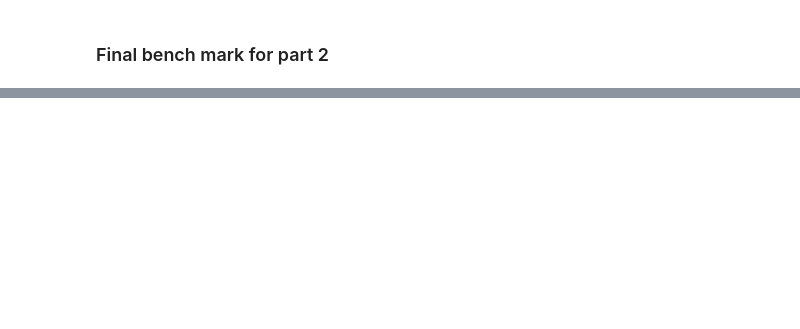
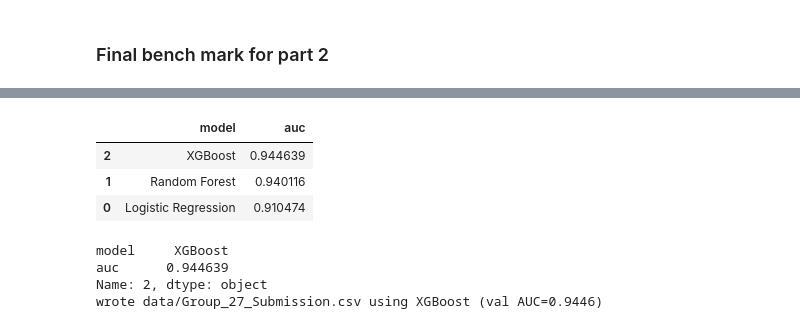
Before and after one commit to manemajef/ml-proj, a Jupyter notebook: notebook.ipynb, the cells around one changed output, grey strips where cells are left out. Saved outputs shown, nothing was run; the diff lists cells and outputs as text; code cells hidden in the pictures; blank space fills up the shorter version.

```diff
--- a/notebook.ipynb
+++ b/notebook.ipynb
@@ -1699,49 +1698,4 @@ capped_train = apply_capping(train_df, show_plots=True)
 # %%
-PREPROCESSING_STEPS = [
-    "split labeled data before fitting preprocessing statistics",
-    "drop Client_ID from model features but keep it separately for submission",
-    "add has_company_id before dropping raw Company_ID",
-    "add missingness flags for selected informative missing columns",
-    "fill numeric missing values with train-fitted medians",
-    "normalize categorical strings and convert common NA tokens to missing",
-    "strip .0 from Agent_ID and Company_ID and treat them as categories",
-    "drop Course_Start_Date",
-    "merge Origin_Country cn into chn",
-    "collapse rare Agent_ID and Origin_Country values into other",
-    "drop raw Company_ID and keep only has_company_id",
-    "replace requested/assigned lab configs with recived_requested_lab",
-    "drop noisy or redundant columns: Lanyard_Color, Returning_Client, Welcome_Gift_Type",
-    "cap suspicious outliers in Students_Count, Practical_Hours, and Daily_Tuition_Cost",
-    "one-hot encode categorical columns after preprocessing",
-]
-
-
-def apply_preprocessing(df: DF, train_reference: DF) -> DF:
-    """
-    Apply the notebook's selected preprocessing to a raw train/validation/test frame.
-
-    `train_reference` must be the raw training data used to fit medians and
-    category keep-lists. For validation, pass `train_data`; for final test
-    predictions, pass the full labeled training file.
-    """
-    train_completed = complete_missing_values(train_reference, train_reference)
-    df_completed = complete_missing_values(df, train_reference)
-
-    train_completed = train_completed.drop(
-        columns=["Course_Start_Date"], errors="ignore"
-    )
-    df_completed = df_completed.drop(columns=["Course_Start_Date"], errors="ignore")
-
-    df_processed = apply_ide_reduction(df_completed, train_completed)
-    df_processed = apply_feature_eng(df_processed)
-    df_processed = apply_capping(df_processed)
-
-    return df_processed
-
-
-aplly_preprocessing = apply_preprocessing
-
-
 def fit_predict_proba(
     train_processed: DF,
     predict_processed: DF,
@@ -1767,23 +1721,6 @@ def predict_test(
     train_raw: DF = data,
     output_path: str = "data/Group_XX_Submission.csv",
 ) -> pd.DataFrame:
-    """
-        hen finaly --- write the predictions for test data into `./data/Group_XX_Submission.csv` with according to source rules.
-
-        choose the best model, or if the val show that a weighted avg of the 3 versions, use that.
-
-        source requires the test pred to be somthing like this:
-        1. קובץ פלט: קובץ זה נדרש להיות בפורמט CSV ולהכיל שתי עמודות, כאשר העמודה הראשונה תיקרא Client_ID והעמודה השנייה תיקרא Drop_Probability. מטרת הקובץ הינה להציג את תחזיות המודל עבור כל תצפית. כל שורה תציג Client_ID אשר נמצא בקובץ Test_Data_No_Target.csv ואת ההסתברות שהמודל נותן (ולא חיזוי “קשה” של 0 או 1) לביטול ההשתתפות של הקבוצה. שם הקובץ צריך להיות Group_XX_Submission.csv, כאשר XX מייצג את מספר הקבוצה. להלן דוגמה לקובץ זה:
-    Client_ID	Drop_Probability
-    62246	0.45774832
-    43031	0.10221539
-    26571	0.99805343
-    77694	0.72571185
-    22185	0.20942985
-    54569	0.35561964
-    64162	0.78605343
-
-    """
     train_split, val_split = train_test_split(
         train_raw,
         test_size=0.2,
@@ -1808,30 +1745,48 @@ def predict_test(
             "auc": roc_auc_score(y_val, preds),
         })
 
     score_df = pd.DataFrame(scores).sort_values("auc", ascending=False)
     try:
         display(score_df)
     except NameError:
         print(score_df)
 
     best = score_df.iloc[0]
     best_cfg = MODELS[best["model"]]
+    print(best)
 
     processed_full_train = apply_preprocessing(train_raw, train_raw)
     processed_test = apply_preprocessing(test_df, train_raw)
 
     test_preds = fit_predict_proba(
         processed_full_train,
         processed_test,
         model=best_cfg["model_getter"](),
         scale=best_cfg["scale"],
     )
 
     submission = pd.DataFrame({
         "Client_ID": test_df["Client_ID"],
         "Drop_Probability": test_preds,
     })
     submission.to_csv(output_path, index=False)
     print(f"wrote {output_path} using {best['model']} (val AUC={best['auc']:.4f})")
 
     return submission
+
+
+SAVE_TEST = False
+if SAVE_TEST:
+    submission = predict_test(
+        pd.read_csv("data/Test_Data_No_Target.csv"),
+        output_path="data/Group_27_Submission.csv",
+    )
+# %% [output]
+|  | model | auc |
+| 2 | XGBoost | 0.944639 |
+| 1 | Random Forest | 0.940116 |
+| 0 | Logistic Regression | 0.910474 |
+model     XGBoost
+auc      0.944639
+Name: 2, dtype: object
+wrote data/Group_27_Submission.csv using XGBoost (val AUC=0.9446)
```
Also changed, not shown: parts of 6 cells of this notebook, 23 other files.
